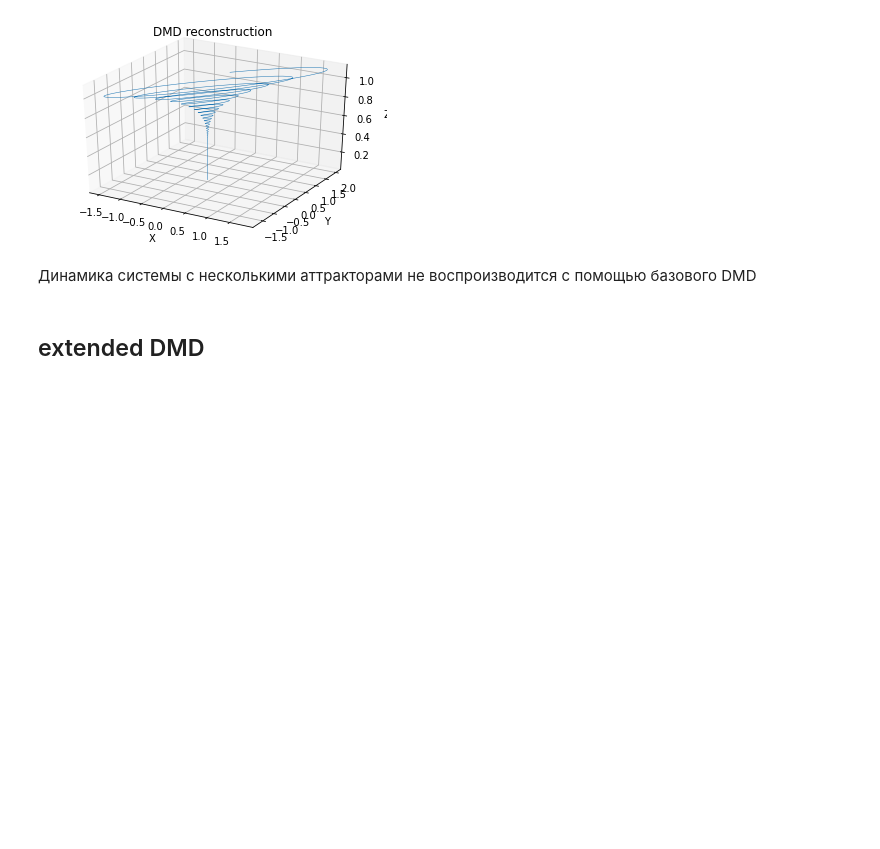
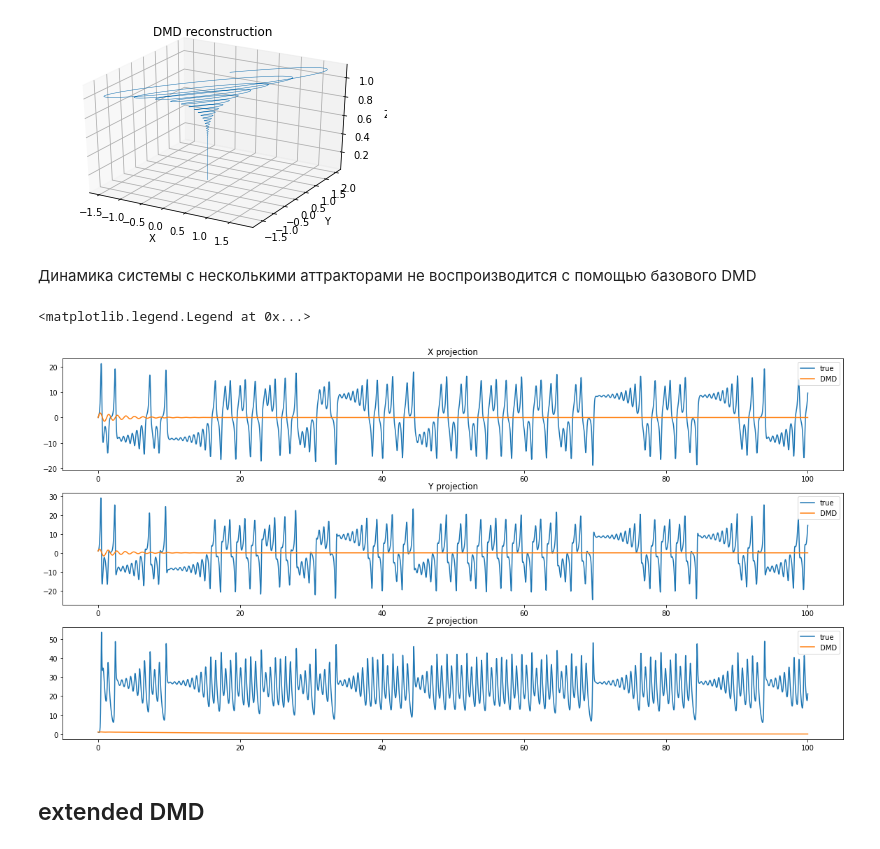
Before and after one commit to Yuriy-Kanygin/ArmcoPDE, a Jupyter notebook: 3 checkpoint/Kanygin_ODE.ipynb, the cells around one changed output. Saved outputs shown, nothing was run; the diff lists cells and outputs as text; code cells hidden in the pictures; blank space fills up the shorter version.

```diff
--- a/3 checkpoint/Kanygin_ODE.ipynb
+++ b/3 checkpoint/Kanygin_ODE.ipynb
@@ -89,4 +89,4 @@ def Obj(param):
 Зададим ограничения для коэффциентов $s \in [7; 15]$, $r \in [20; 30]$, $b \in [1; 4]$. В целом по физическому смыслу на коэффициенты накладывается только ограничение положительности, в дальнейшем можно пробовать оптимизировать параметры по очереди с изменением отдельно она поиска для каждого параметра системы уравнений.
 # %%
 bounds = [(7, 15), (20, 30), (1, 4)]
-res_evol = differential_evolution(Obj, bounds, maxiter=500000)
+res_evol = differential_evolution(Obj, bounds, maxiter=5000)
@@ -198,6 +200,27 @@ plotSolution(Delta[0,:],Delta[1,:],Delta[2,:],"DMD reconstruction")
 [figure]
 # %% [markdown]
 Динамика системы с несколькими аттракторами не воспроизводится с помощью базового DMD
+# %%
+t = np.linspace(0, dt*num_steps, num_steps+1)
+
+f, (ax1, ax2, ax3) = plt.subplots(3, 1, figsize=(20, 10))
+ax1.plot(t, X[0][:], label = 'true')
+ax1.plot(t, X_DMD[0][:], label = 'DMD')
+ax1.set_title('X projection')
+ax1.legend()
+
+ax2.plot(t, X[1][:], label = 'true')
+ax2.plot(t, X_DMD[1][:], label = 'DMD')
+ax2.set_title('Y projection')
+ax2.legend()
+
+ax3.plot(t, X[2][:], label = 'true')
+ax3.plot(t, X_DMD[2][:], label = 'DMD')
+ax3.set_title('Z projection')
+ax3.legend()
+# %% [output]
+<matplotlib.legend.Legend at 0x...>
+[figure, added]
 # %% [markdown]
 ## extended DMD
 # %%
```
Also changed, not shown: parts of 4 cells of this notebook.
